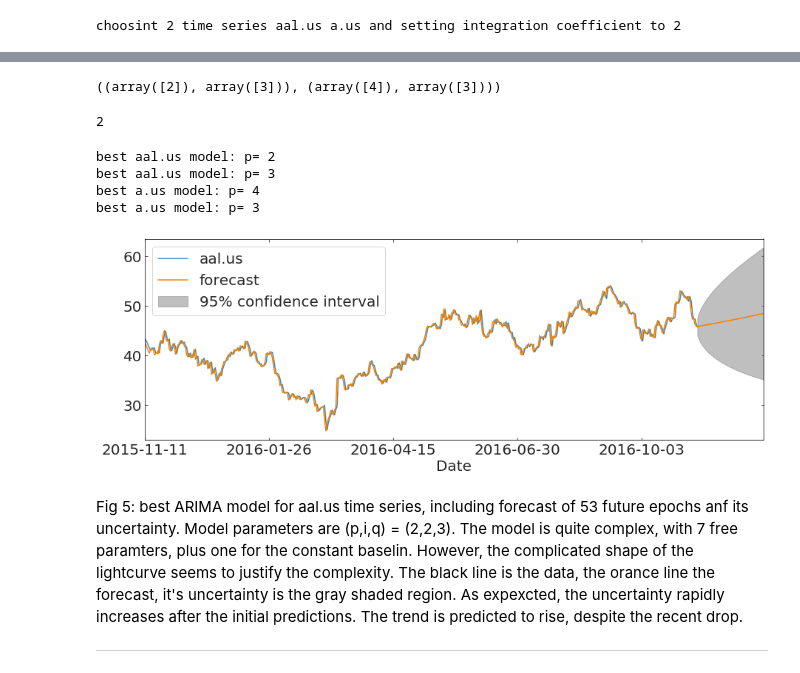
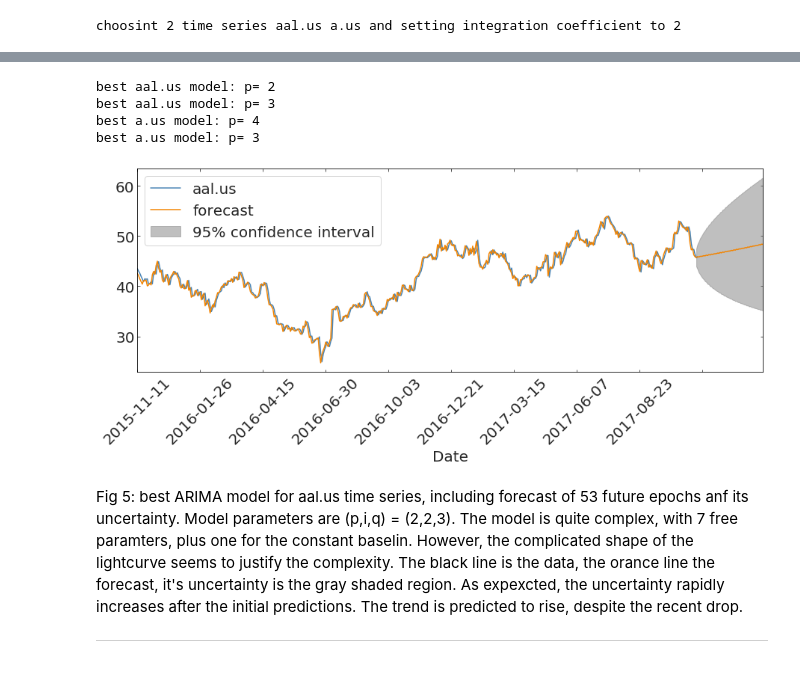
Before and after one commit to xiaolng/DSPS_FBianco, a Jupyter notebook: HW2/ARIMA_solution.ipynb, the cells around one changed output, grey strips where cells are left out. Saved outputs shown, nothing was run; the diff lists cells and outputs as text; code cells hidden in the pictures.

````diff
--- a/HW2/ARIMA_solution.ipynb
+++ b/HW2/ARIMA_solution.ipynb
@@ -266,8 +276,6 @@ See https://github.com/fedhere/A-Data-Driven-Evaluation-of-Delays-in-Criminal-Pr
 ## 1 Fit the model for a variety of parameters. You can run a nested loop to iterate over a range of p and q parameters
 ## 2. record the aic score for each fit
 ## 3. Find the best parameters to fit this time series with the AIC minimization criterion. For each model, after you fit it to the data, you can get the value of the AIC as ```model.aic```
-# %%
-tss.index = pd.to_datetime(tss.index)#[['aame.us']]
 # %%
 aics_st = np.zeros((5,5))
 for p in range(5):
@@ -389,11 +377,3 @@ aal.us 3 3
-# %%
-np.where(aics[0] == np.nanmin(aics[0])), np.where(aics[1] == np.nanmin(aics[1]))
-# %% [output]
-((array([2]), array([3])), (array([4]), array([3])))
-# %%
-np.where(aics[0] == np.nanmin(aics[0]))[0][0]
-# %% [output]
-2
 # %%
 print ("best aal.us model: p=", np.arange(5)[np.where(aics[0] == np.nanmin(aics[0]))[0][0]])
 print ("best aal.us model: p=", np.arange(5)[np.where(aics[0] == np.nanmin(aics[0]))[1][0]])
@@ -407,10 +387,11 @@ best a.us model: p= 3
 # %%
 ax = tss[lcs[0]].plot(figsize=(15,5))
 mod = sm.tsa.ARIMA(tss[lcs[0]], (np.where(aics[0] == np.nanmin(aics[0]))[0][0], 2,
                                  np.where(aics[0] == np.nanmin(aics[0]))[1][0])).fit()
 mod.plot_predict(end=500, plot_insample=False, ax=ax);
+ax.set_xticklabels(ax.get_xticklabels(), rotation=45);
 # %% [output]
-[figure, old version]
+[figure, new version]
 # %% [markdown]
 Fig 5: best ARIMA model for aal.us time series, including forecast of 53 future epochs anf its uncertainty. Model parameters are (p,i,q) = (2,2,3). The model is quite complex, with 7 free paramters, plus one for the constant baselin. However, the complicated shape of the lightcurve seems to justify the complexity. The black line is the data, the orance line the forecast, it's uncertainty is the gray shaded region. As expexcted, the uncertainty rapidly increases after the initial predictions. The trend is predicted to rise, despite the recent drop.
 
````
Also changed, not shown: parts of 17 cells of this notebook.
